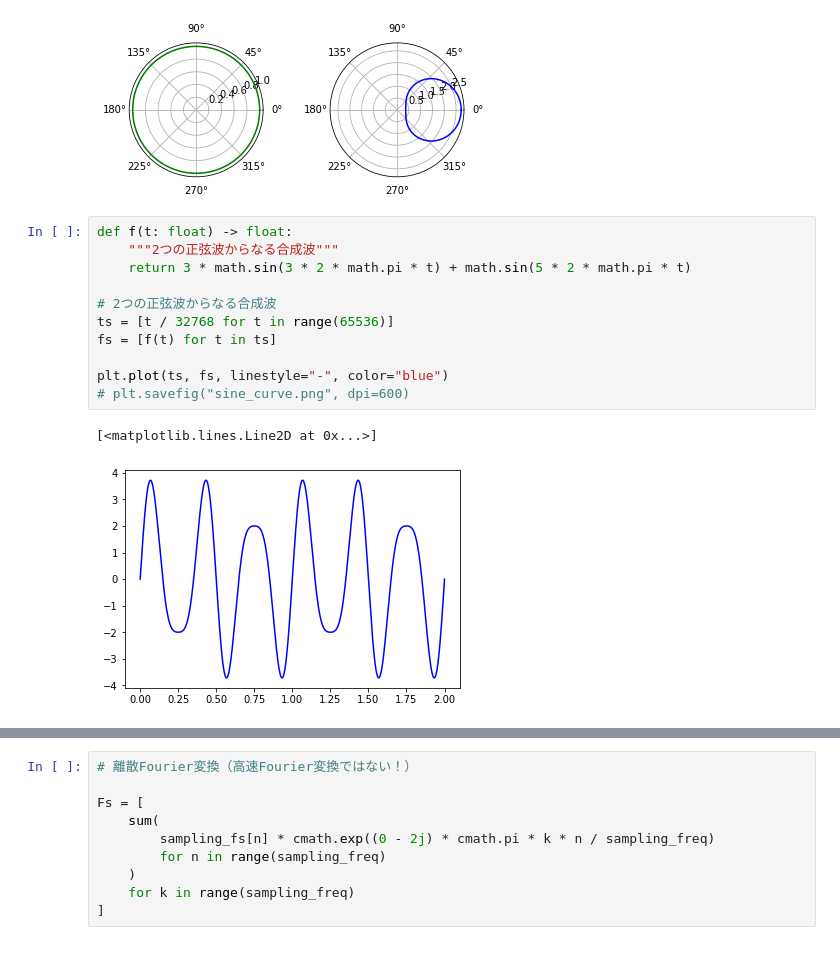
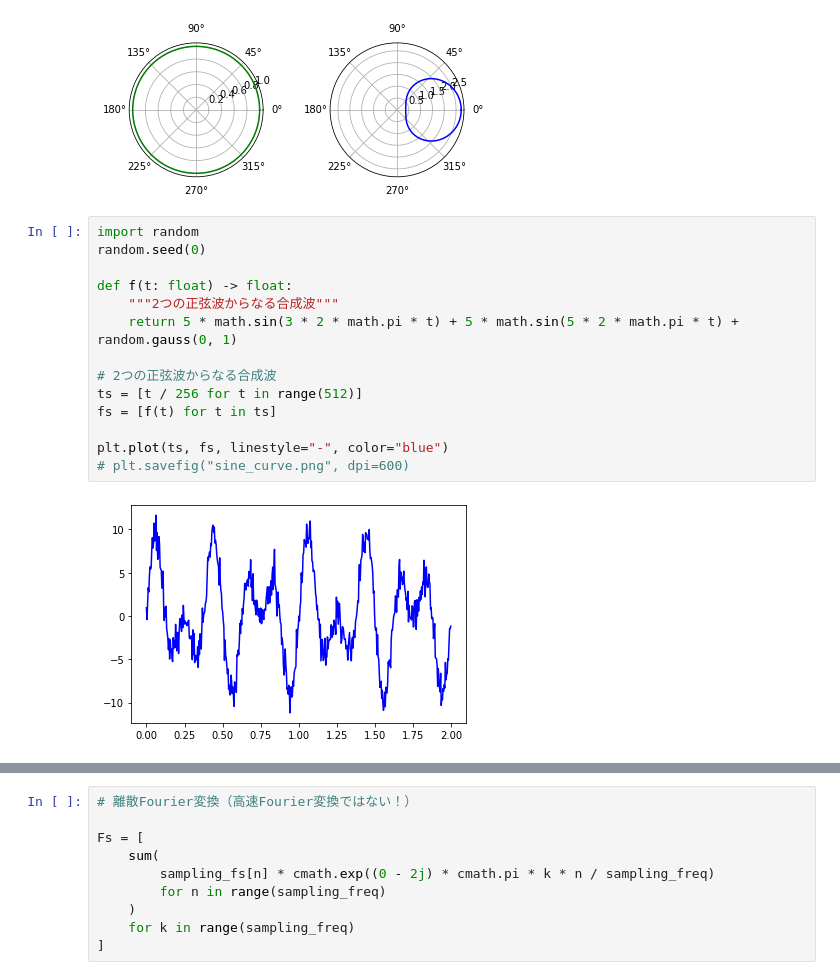
Before and after one commit to HayaoSuzuki/PyCon-mini-Shizuoka-2020, a Jupyter notebook: 20200229complex_numbers.ipynb, the cells around one changed output, grey strips where cells are left out. Drawn from its saved outputs; the diff is of its cells as text.

```diff
--- a/20200229complex_numbers.ipynb
+++ b/20200229complex_numbers.ipynb
@@ -185,19 +185,21 @@ plt.show()
 # %% [output]
 [figure]
 # %%
+import random
+random.seed(0)
+
 def f(t: float) -> float:
     """2つの正弦波からなる合成波"""
-    return 3 * math.sin(3 * 2 * math.pi * t) + math.sin(5 * 2 * math.pi * t)
+    return 5 * math.sin(3 * 2 * math.pi * t) + 5 * math.sin(5 * 2 * math.pi * t) + random.gauss(0, 1)
 
 # 2つの正弦波からなる合成波
-ts = [t / 32768 for t in range(65536)]
+ts = [t / 256 for t in range(512)]
 fs = [f(t) for t in ts]
 
 plt.plot(ts, fs, linestyle="-", color="blue")
 # plt.savefig("sine_curve.png", dpi=600)
 # %% [output]
-[<matplotlib.lines.Line2D at 0x...>]
-[figure, old version]
+[figure, new version]
 # %%
 fig, ax = plt.subplots()
 
```
Also changed, not shown: parts of 2 cells of this notebook, 5 other files.
